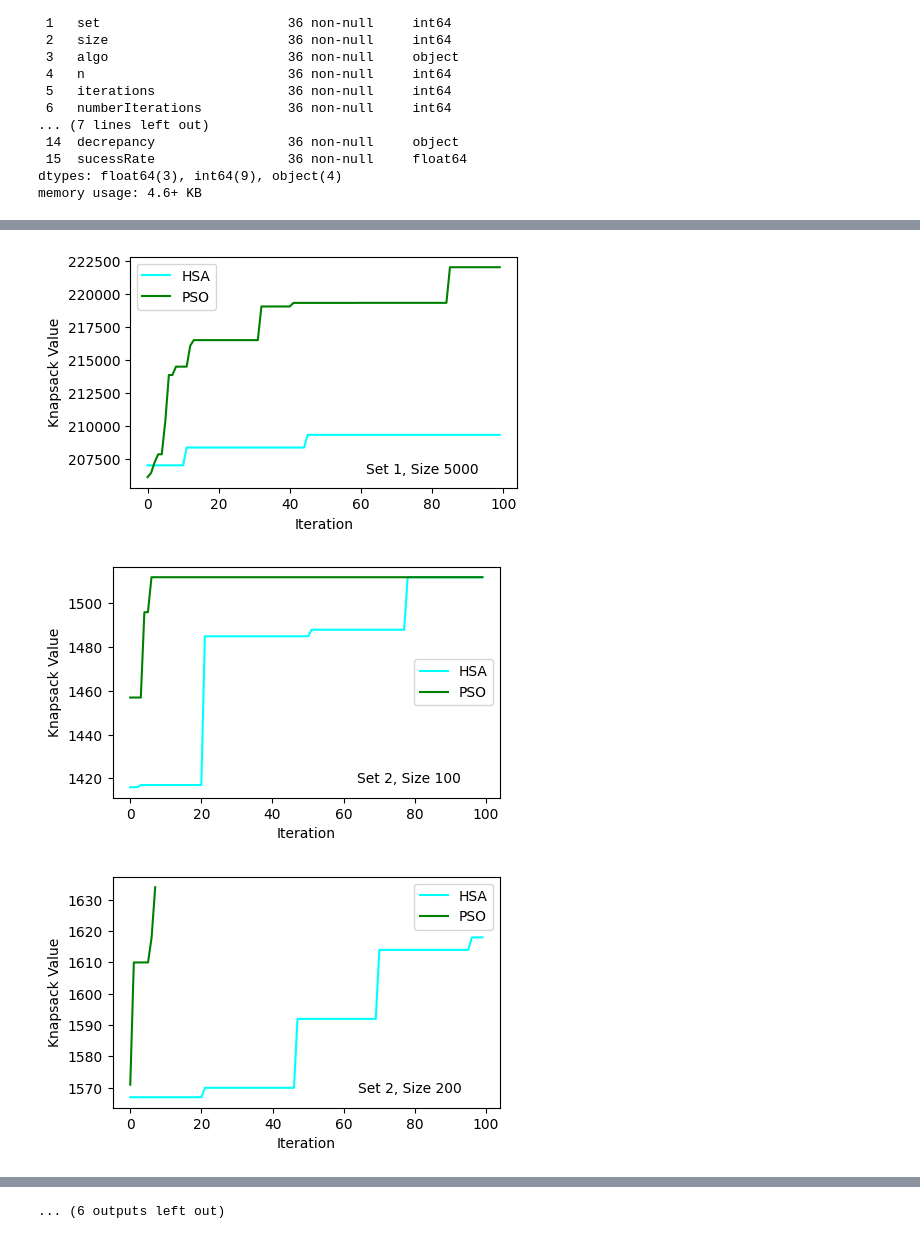
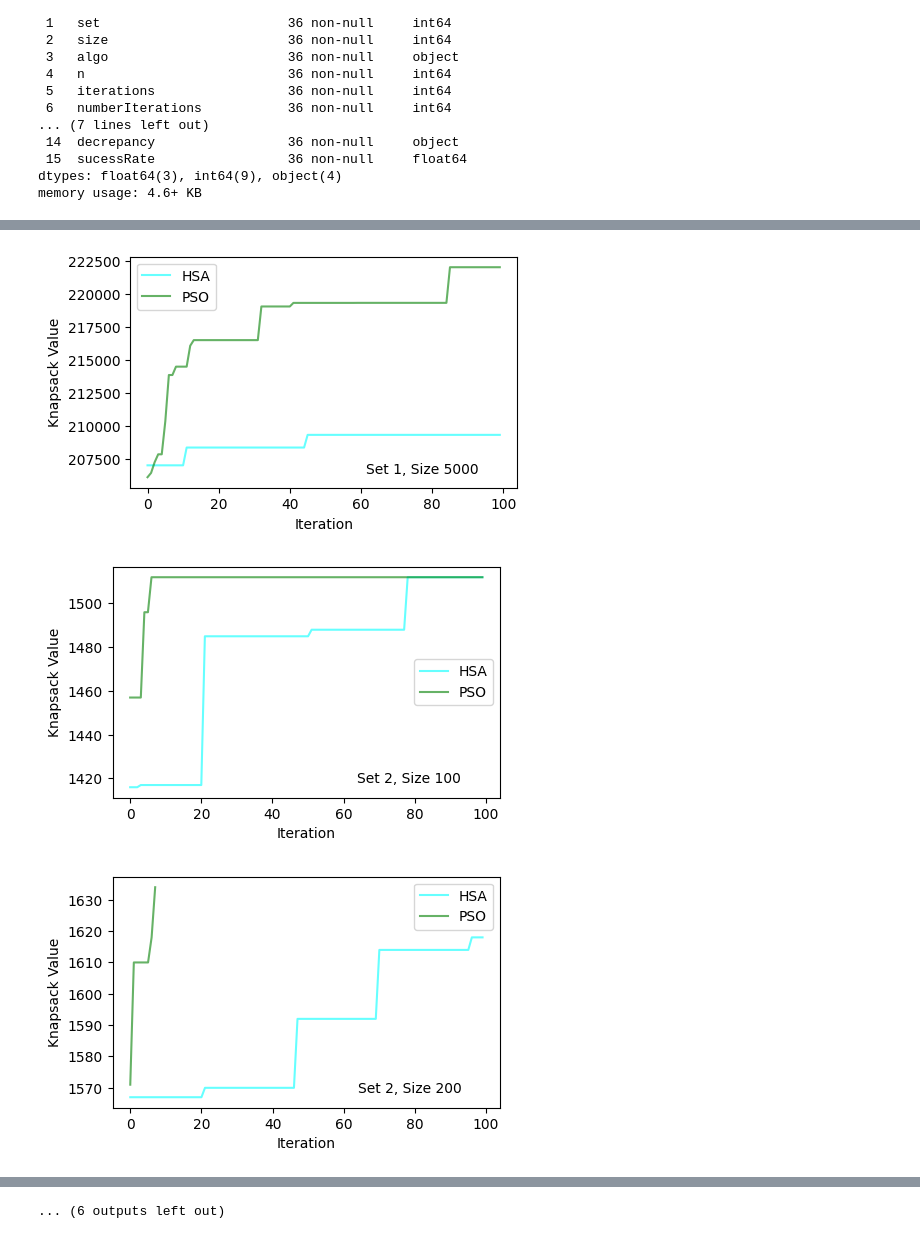
Before and after one commit to Jenloke/Enhance-MetaHeuristic-Algo, a Jupyter notebook: visualization.ipynb, the cells around one changed output, grey strips where cells are left out. Drawn from its saved outputs; the diff is of its cells as text; code cells hidden in the pictures.

Commit message:
add final graphs

```diff
--- a/visualization.ipynb
+++ b/visualization.ipynb
@@ -84,11 +84,10 @@ for change in ast_native:
 # Success Rate / Optimality Rate
 
 table_convergenceSpeed_obj1 = table_pso_hsa[['set', 'size', 'algo', 'best_SolutionPerIteration']]
-len(table_convergenceSpeed_obj1)
 
 sets = [1, 2, 3]
 sizes = [100, 200, 500, 1000, 2000, 5000]
-algo = ['test_hsa', 'test_pso']
+algo = ['hsa', 'pso']
 
 for set in sets:
 	for size in sizes:
@@ -102,10 +101,10 @@ for set in sets:
 			graph = graph_algo.iloc[0]['best_SolutionPerIteration']
 			length = len(graph)
 			# print(graph)
-			if a == 'test_hsa':
-				plt.plot(range(length), graph, linestyle='-', color='cyan', label='HSA')
-			if a == 'test_pso':
-				plt.plot(range(length), graph, linestyle='-', color='green', label='PSO')
+			if a == 'hsa':
+				plt.plot(range(length), graph, linestyle='-', color='cyan', label='HSA', alpha=0.6)
+			if a == 'pso':
+				plt.plot(range(length), graph, linestyle='-', color='green', label='PSO', alpha=0.6)
 
 		problem = f'Set {set}, Size {size}'
 
@@ -123,3 +122,3 @@ for set in sets:
-[figure, old version]
+[figure, new version]
-[figure, old version]
+[figure, new version]
-[figure, old version]
+[figure, new version]
```
Also changed, not shown: parts of 3 cells of this notebook.
